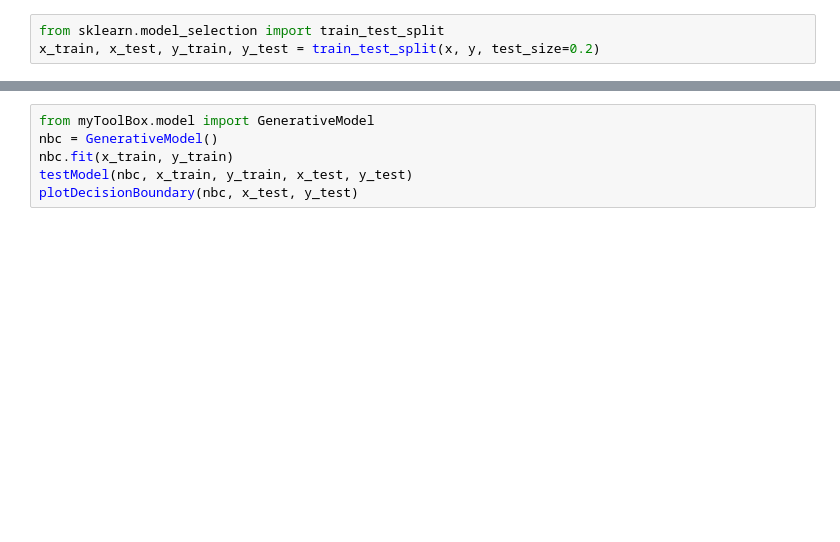
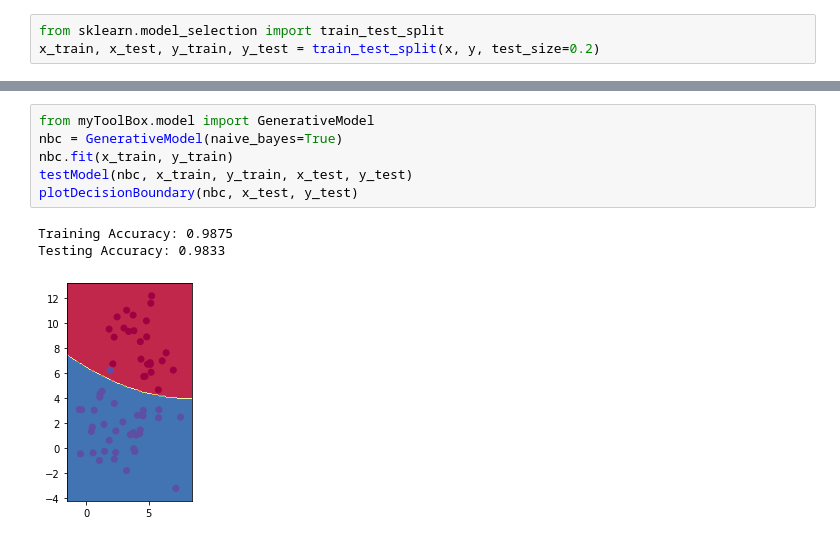
Before and after one commit to Jamison-Chen/DataScience, a Jupyter notebook: main.ipynb, the cells around one changed output, grey strips where cells are left out. Saved outputs shown, nothing was run; the diff lists cells and outputs as text; blank space fills up the shorter version.

```diff
--- a/main.ipynb
+++ b/main.ipynb
@@ -20,9 +30,13 @@ plotDecisionBoundary(classifier, x_test, y_test)
 # %%
 from myToolBox.model import GenerativeModel
-nbc = GenerativeModel()
+nbc = GenerativeModel(naive_bayes=True)
 nbc.fit(x_train, y_train)
 testModel(nbc, x_train, y_train, x_test, y_test)
 plotDecisionBoundary(nbc, x_test, y_test)
+# %% [output]
+Training Accuracy: 0.9875
+Testing Accuracy: 0.9833
+[figure, added]
 # %%
 from sklearn.naive_bayes import GaussianNB
 gnb = GaussianNB()
```
Also changed, not shown: parts of 4 cells of this notebook, 1 other file.
